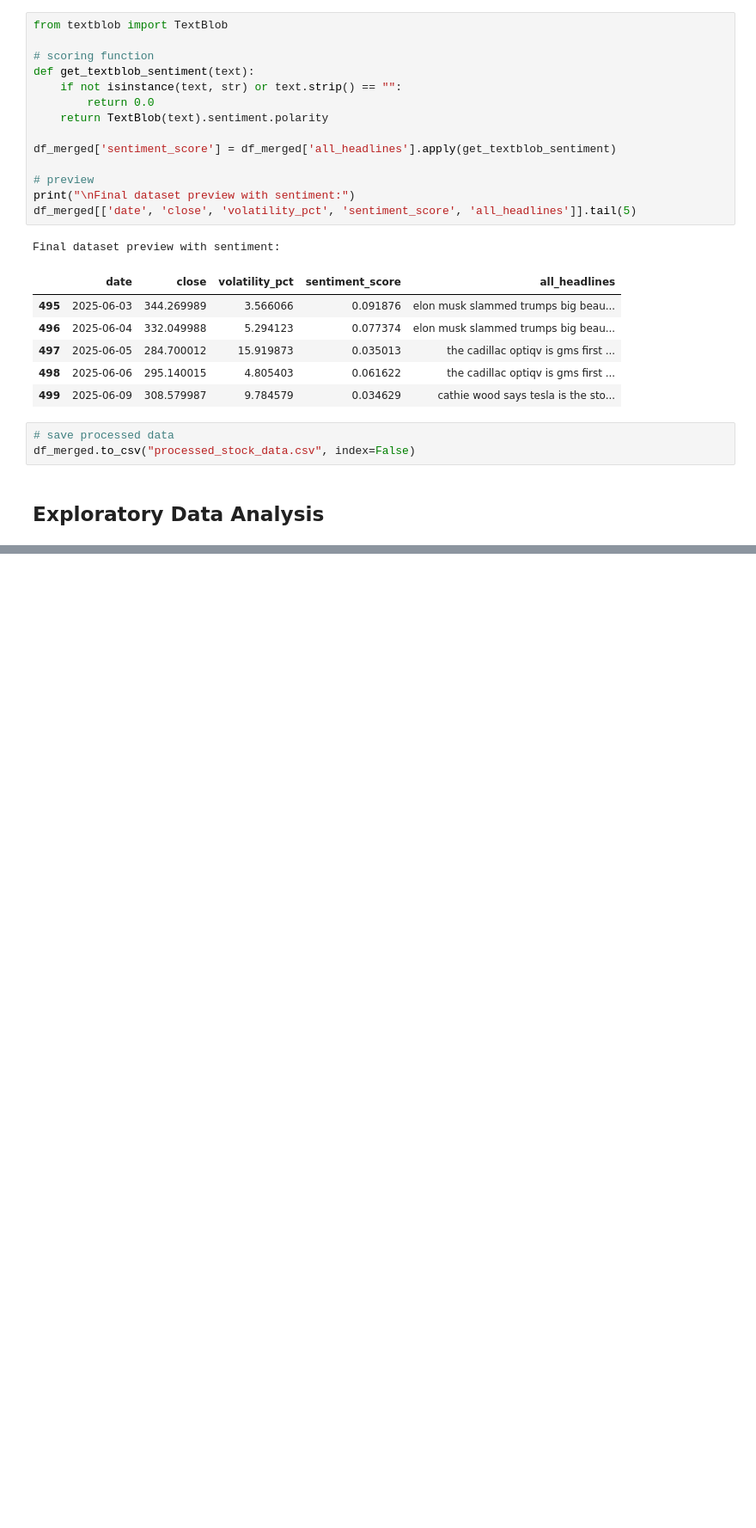
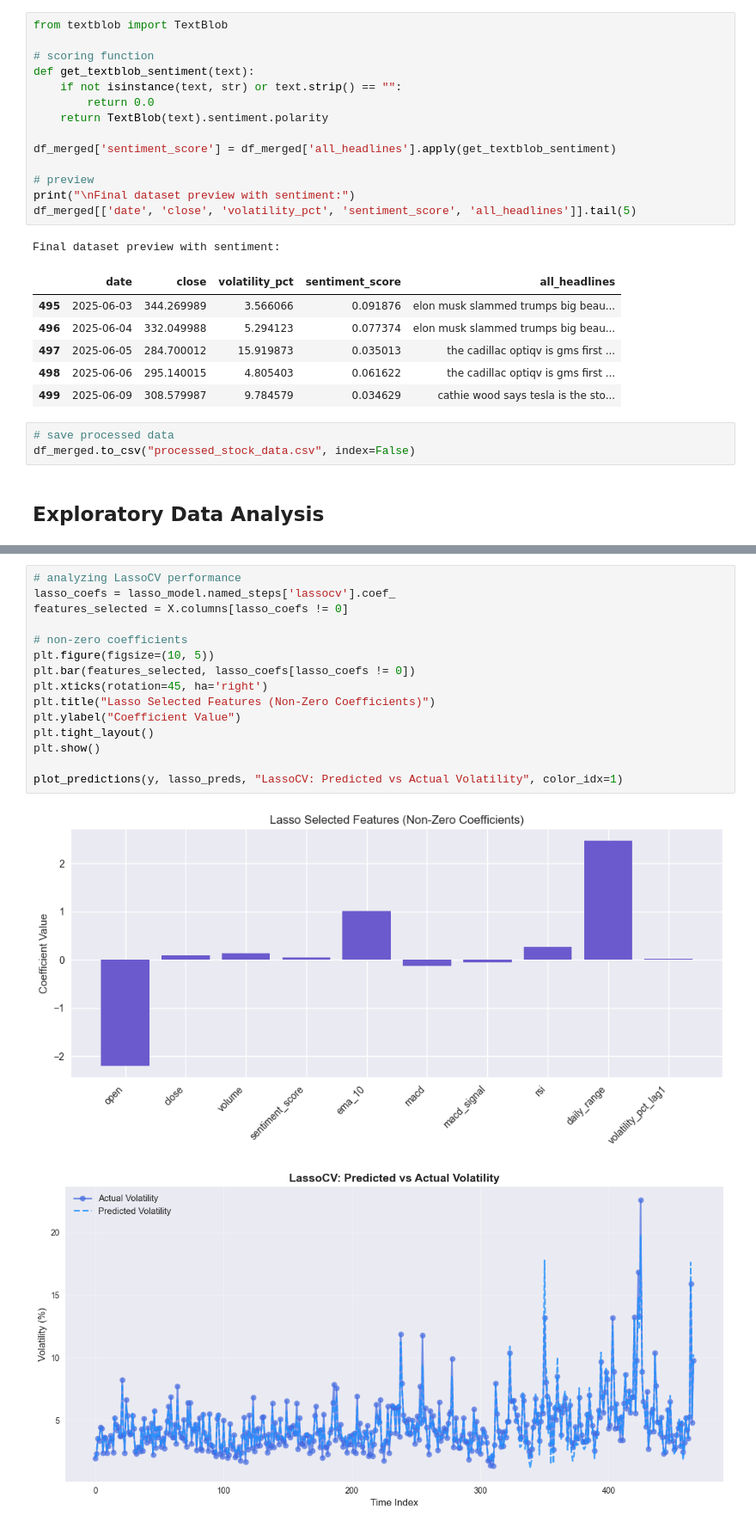
Before and after one commit to aditikhodke/stock-volatility-prediction, a Jupyter notebook: cleaned.ipynb, the cells around one changed output, grey strips where cells are left out. Shown at 86% size. Cells and saved outputs as stored; diff of their text form; blank space fills up the shorter version.

```diff
--- a/cleaned.ipynb
+++ b/cleaned.ipynb
@@ -593,0 +660,18 @@ plot_residuals(y_test, y_rf_pred, "📉 Residuals: Random Forest")
+# %%
+# analyzing LassoCV performance
+lasso_coefs = lasso_model.named_steps['lassocv'].coef_
+features_selected = X.columns[lasso_coefs != 0]
+
+# non-zero coefficients
+plt.figure(figsize=(10, 5))
+plt.bar(features_selected, lasso_coefs[lasso_coefs != 0])
+plt.xticks(rotation=45, ha='right')
+plt.title("Lasso Selected Features (Non-Zero Coefficients)")
+plt.ylabel("Coefficient Value")
+plt.tight_layout()
+plt.show()
+
+plot_predictions(y, lasso_preds, "LassoCV: Predicted vs Actual Volatility", color_idx=1)
+# %% [output]
+[figure, added]
+[figure, added]
```
Also changed, not shown: parts of 28 cells of this notebook, 2 other files.
